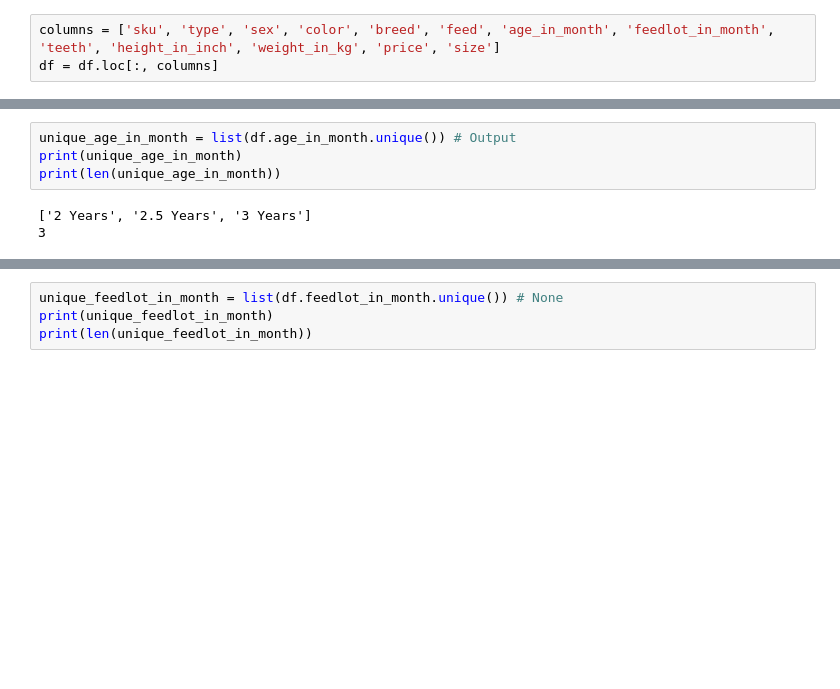
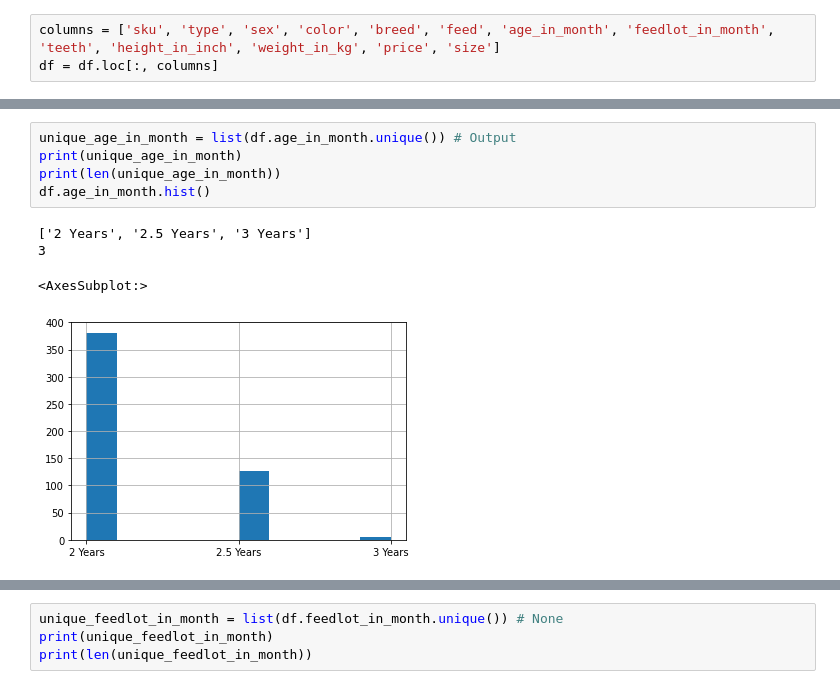
Before and after one commit to bhuiyanmobasshir94/Cow-weight-and-Breed-Prediction, a Jupyter notebook: preprocessing_0.ipynb, the cells around one changed output, grey strips where cells are left out. Saved outputs shown, nothing was run; the diff lists cells and outputs as text; blank space fills up the shorter version.

```diff
--- a/preprocessing_0.ipynb
+++ b/preprocessing_0.ipynb
@@ -52,10 +62,13 @@ print(len(unique_breed))
 # %%
 unique_age_in_month = list(df.age_in_month.unique()) # Output
 print(unique_age_in_month)
 print(len(unique_age_in_month))
+df.age_in_month.hist()
 # %% [output]
 ['2 Years', '2.5 Years', '3 Years']
 3
+<AxesSubplot:>
+[figure, added]
 # %%
 unique_height_in_inch = list(df.height_in_inch.unique()) # Output
 print(unique_height_in_inch)
```
Also changed, not shown: parts of 7 cells of this notebook.
